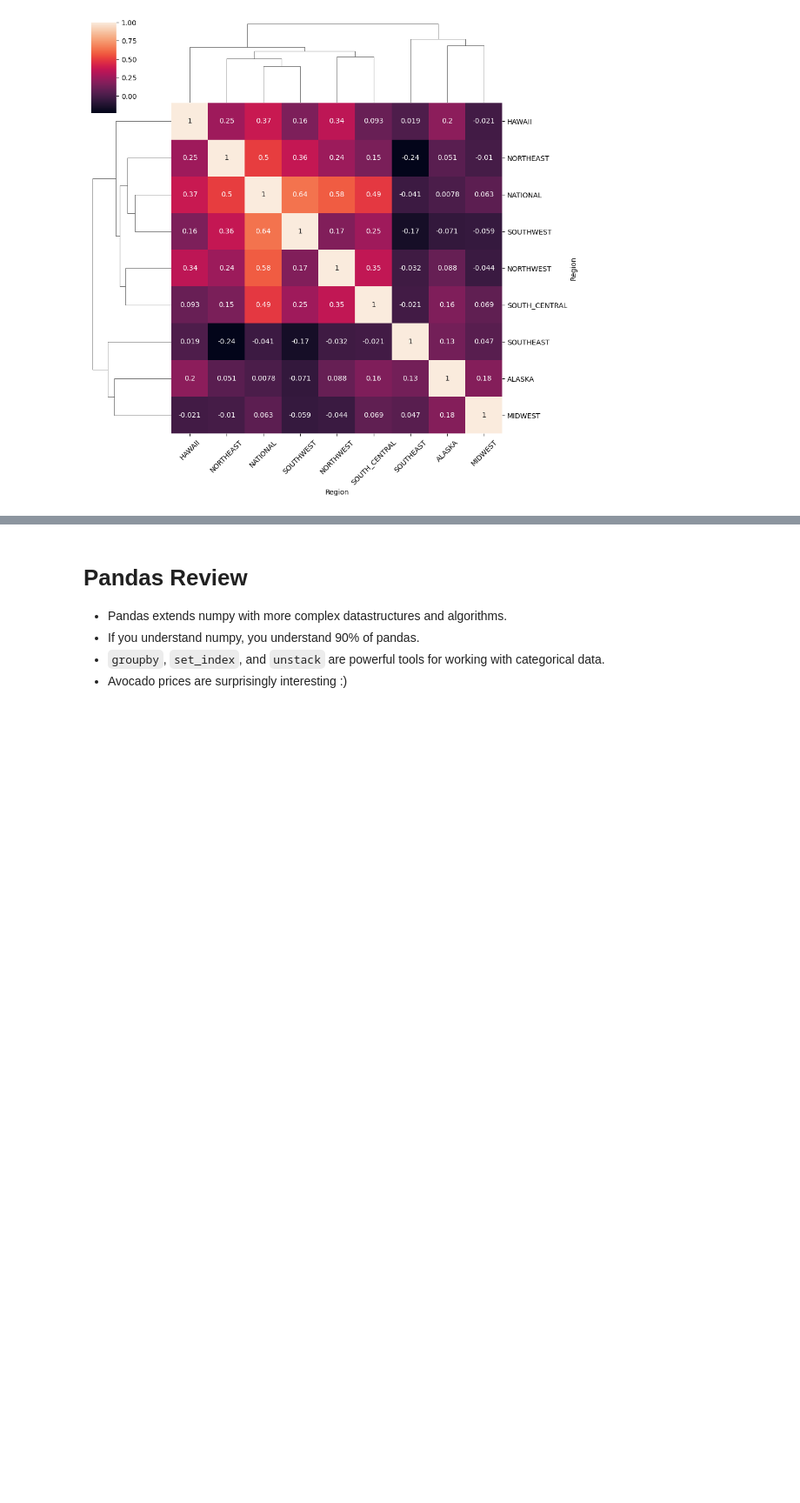
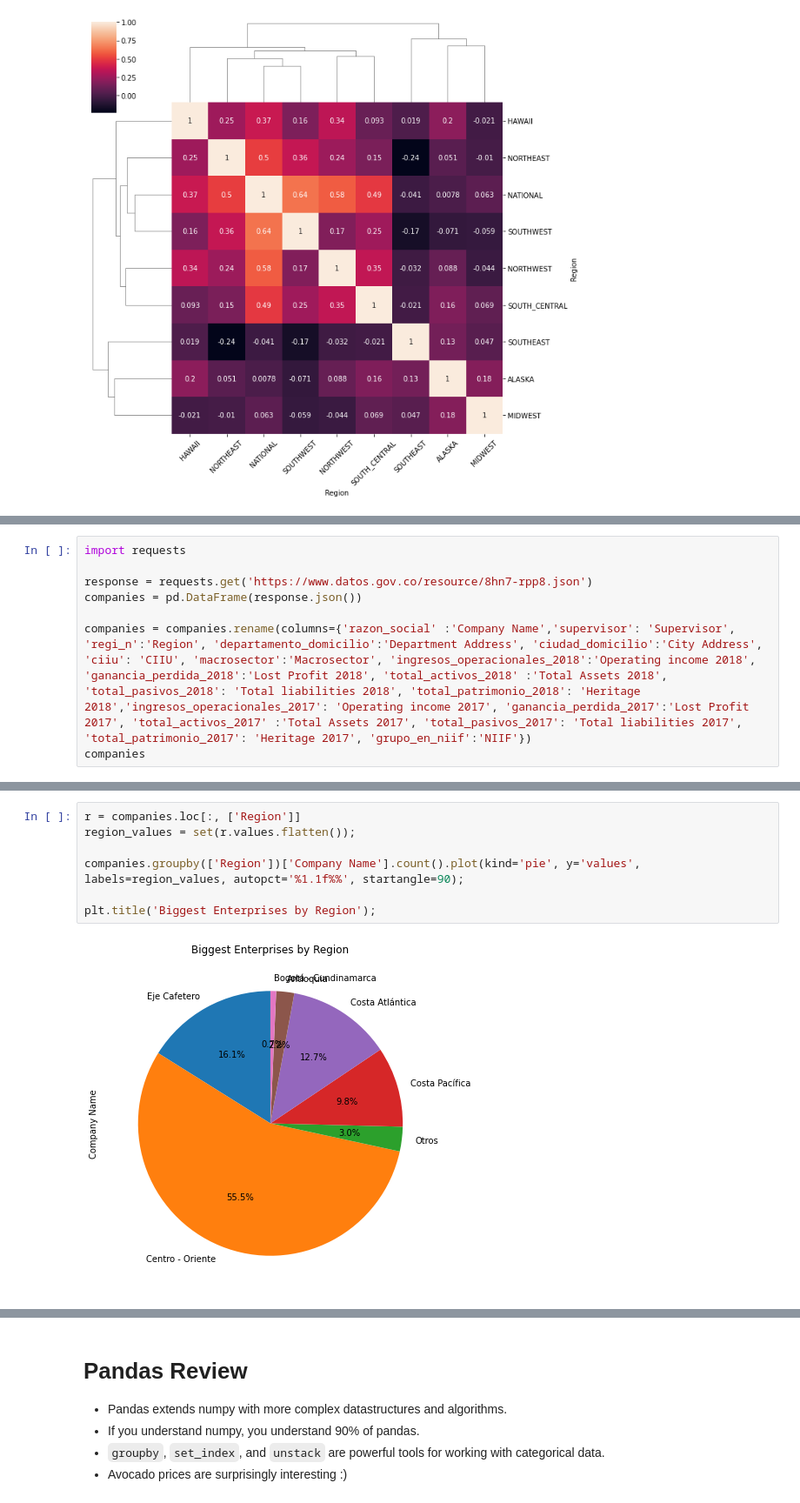
Before and after one commit to dvillamor0/AlgorithmsUN2023I, a Jupyter notebook: Lab2/Lab2.ipynb, the cells around one changed output, grey strips where cells are left out. Shown at 87% size. Cells and saved outputs as stored; diff of their text form; blank space fills up the shorter version.

Commit message:
trabajo en grupo

```diff
--- a/Lab2/Lab2.ipynb
+++ b/Lab2/Lab2.ipynb
@@ -1180,0 +2007,8 @@ ax.set_xticklabels(ax.get_xticklabels(), rotation=45);
+# %%
+import requests
+
+response = requests.get('https://www.datos.gov.co/resource/8hn7-rpp8.json')
+companies = pd.DataFrame(response.json())
+
+companies = companies.rename(columns={'razon_social' :'Company Name','supervisor': 'Supervisor', 'regi_n':'Region', 'departamento_domicilio':'Department Address', 'ciudad_domicilio':'City Address', 'ciiu': 'CIIU', 'macrosector':'Macrosector', 'ingresos_operacionales_2018':'Operating income 2018', 'ganancia_perdida_2018':'Lost Profit 2018', 'total_activos_2018' :'Total Assets 2018', 'total_pasivos_2018': 'Total liabilities 2018', 'total_patrimonio_2018': 'Heritage 2018','ingresos_operacionales_2017': 'Operating income 2017', 'ganancia_perdida_2017':'Lost Profit 2017', 'total_activos_2017' :'Total Assets 2017', 'total_pasivos_2017': 'Total liabilities 2017', 'total_patrimonio_2017': 'Heritage 2017', 'grupo_en_niif':'NIIF'})
+companies
@@ -1180,0 +2029,9 @@ ax.set_xticklabels(ax.get_xticklabels(), rotation=45);
+# %%
+r = companies.loc[:, ['Region']]
+region_values = set(r.values.flatten());
+
+companies.groupby(['Region'])['Company Name'].count().plot(kind='pie', y='values', labels=region_values, autopct='%1.1f%%', startangle=90);
+
+plt.title('Biggest Enterprises by Region');
+# %% [output]
+[figure, added]
```
Also changed, not shown: parts of 168 cells of this notebook.
